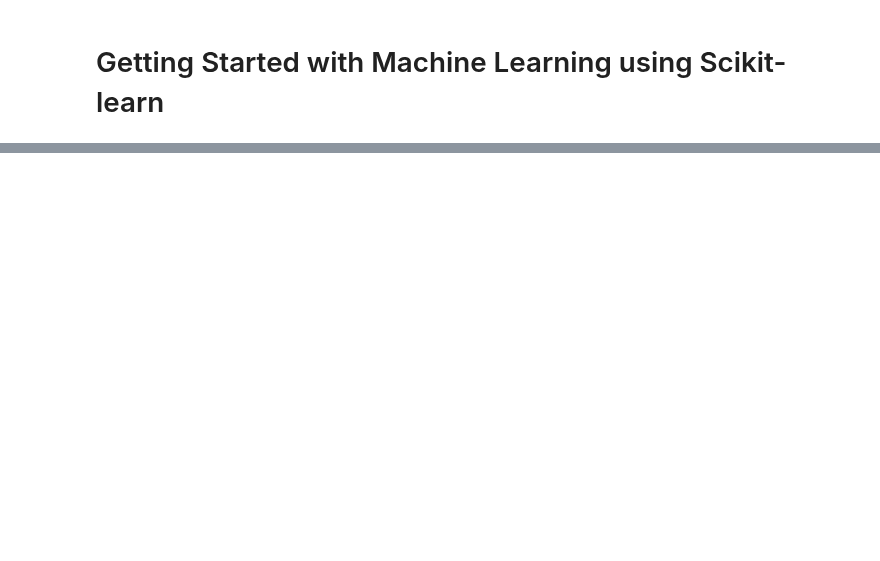
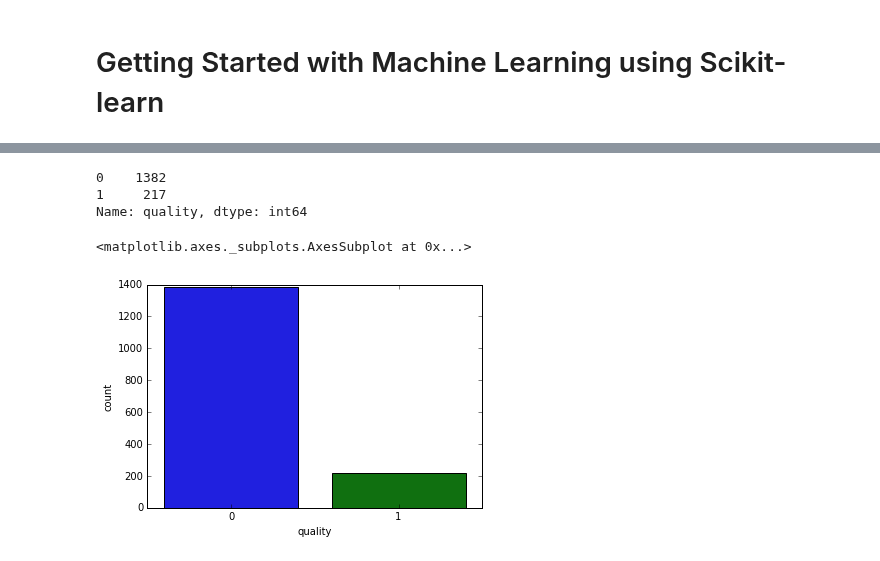
Before and after one commit to M0JPI/red-pitaya-projects, a Jupyter notebook: jupyter-notebooks/Getting Started with Machine Learning using Scikit-learn.ipynb, the cells around one changed output, grey strips where cells are left out. Saved outputs shown, nothing was run; the diff lists cells and outputs as text; code cells hidden in the pictures; blank space fills up the shorter version.

```diff
--- a/jupyter-notebooks/Getting Started with Machine Learning using Scikit-learn.ipynb
+++ b/jupyter-notebooks/Getting Started with Machine Learning using Scikit-learn.ipynb
@@ -48,0 +66,4 @@ ImportError: No module named 'numpy.testing.decorators'
+# %%
+label_quality = LabelEncoder()
+# %%
+wine['quality'] = label_quality.fit_transform(wine['quality'])
@@ -48,0 +84,11 @@ ImportError: No module named 'numpy.testing.decorators'
+# %%
+wine['quality'].value_counts()
+# %% [output]
+0    1382
+1     217
+Name: quality, dtype: int64
+# %%
+sns.countplot(wine['quality'])
+# %% [output]
+<matplotlib.axes._subplots.AxesSubplot at 0x...>
+[figure, added]
```
Also changed, not shown: parts of 26 cells of this notebook.
